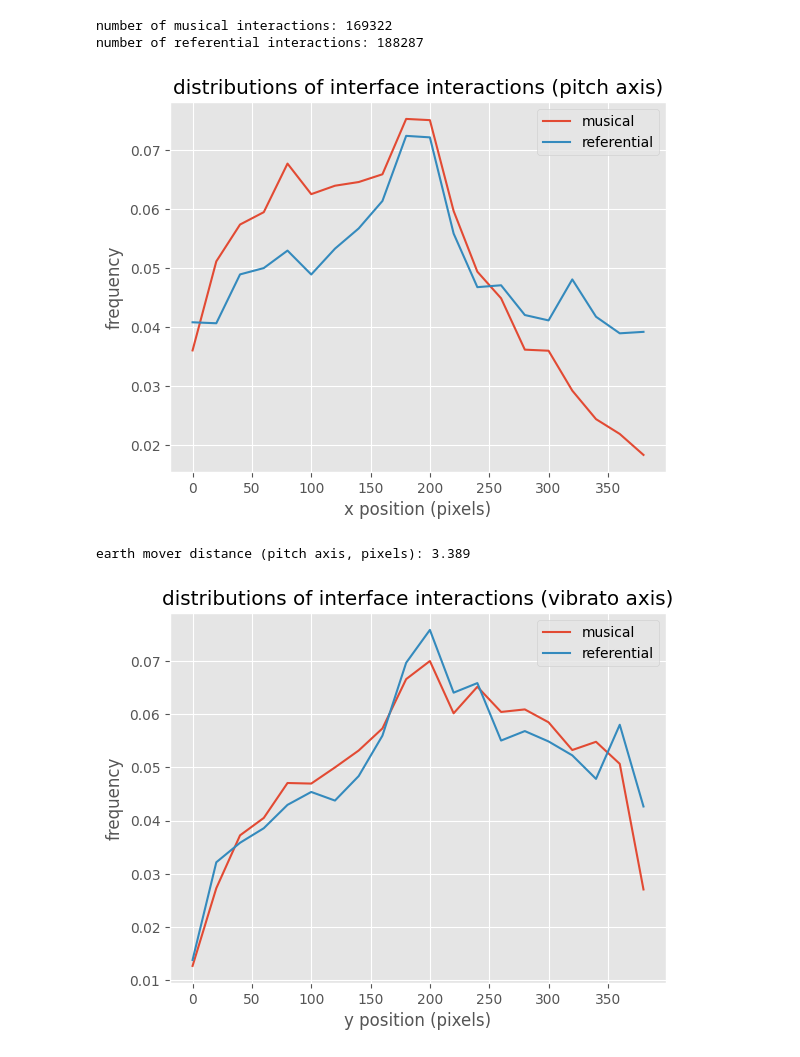
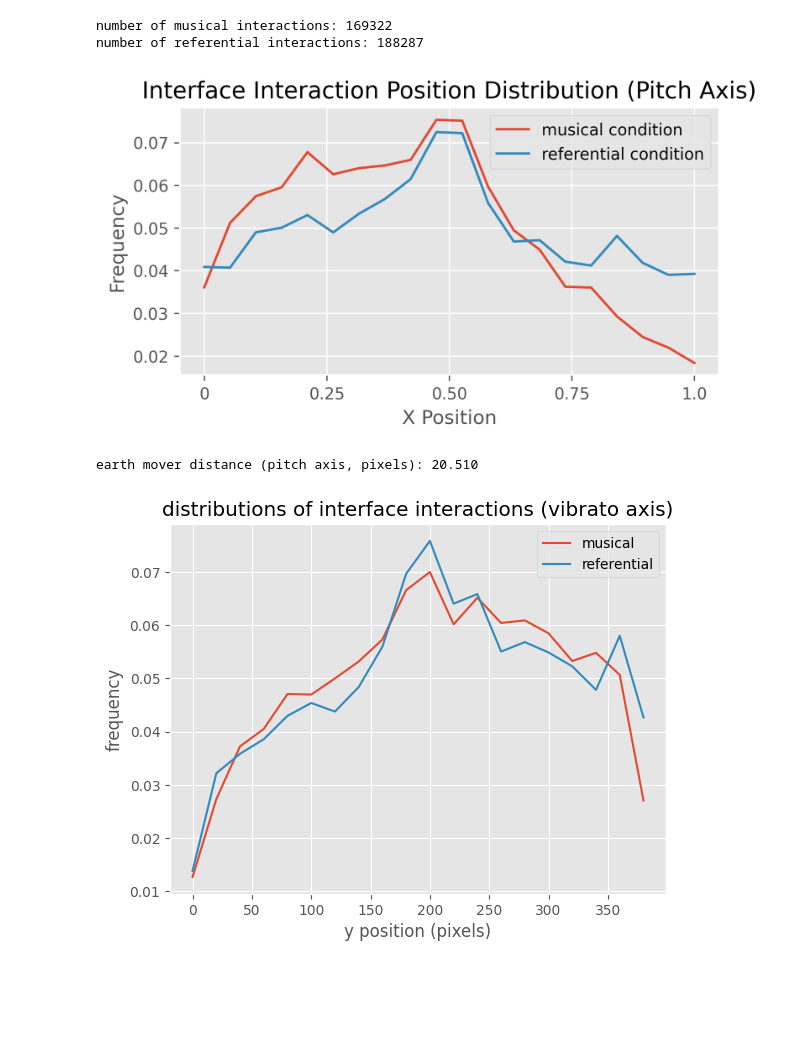
Before and after one commit to matthewcaren/image-scoring, a Jupyter notebook: analysis/viz-audio.ipynb, the cells around one changed output. Cells and saved outputs as stored; diff of their text form; code cells hidden in the pictures; blank space fills up the shorter version.

```diff
--- a/analysis/viz-audio.ipynb
+++ b/analysis/viz-audio.ipynb
@@ -31,7 +33,7 @@ Found 1173 referential condition sounds
 # %% [markdown]
 ## interface interactions
 # %%
-heatmap_resolution = 6
+heatmap_resolution = 10
 canvas_size = 400  # pixels, set in jspsych experiment code
 
 musical_heatmap = np.zeros((heatmap_resolution, heatmap_resolution))
@@ -66,3 +68,19 @@ for entry in referential_trials:
                     referential_heatmap[y_bin, x_bin] += 1
                     referential_xvals.append(x)
                     referential_yvals.append(y)
+# normalize heatmaps
+musical_heatmap /= np.sum(musical_heatmap)
+referential_heatmap /= np.sum(referential_heatmap)
+
+plt.figure(figsize=(9, 4), dpi=300)
+plt.subplot(1, 3, 1)
+plt.imshow(referential_heatmap, cmap='plasma', interpolation='nearest')
+plt.title('Referential Condition\n(interface interactions)')
+plt.xticks([])
+plt.yticks([])
+plt.subplot(1, 3, 2)
+plt.imshow(musical_heatmap, cmap='plasma', interpolation='nearest')
+plt.title('Musical Condition\n(interface interactions)')
+plt.xticks([])
+plt.yticks([])
+plt.tight_layout()
@@ -103,23 +130,25 @@ print(f'number of referential interactions: {len(referential_xvals)}')
 number of musical interactions: 169322
 number of referential interactions: 188287
 # %%
+plt.figure(figsize=(6,3), dpi=300)
 musical_pitch_hist = np.histogram(musical_xvals, bins=20, range=(0, canvas_size))
-plt.plot(musical_pitch_hist[1][:-1], musical_pitch_hist[0]/len(musical_xvals), label='musical')
+plt.plot(musical_pitch_hist[1][:-1], musical_pitch_hist[0]/len(musical_xvals), label='musical condition')
 referential_pitch_hist = np.histogram(referential_xvals, bins=20, range=(0, canvas_size))
-plt.plot(referential_pitch_hist[1][:-1], referential_pitch_hist[0]/len(referential_xvals), label='referential')
-plt.xlabel('x position (pixels)')
-plt.ylabel('frequency')
-plt.title('distributions of interface interactions (pitch axis)')
+plt.plot(referential_pitch_hist[1][:-1], referential_pitch_hist[0]/len(referential_xvals), label='referential condition')
+plt.xlabel('X Position')
+plt.ylabel('Frequency')
+plt.xticks(np.linspace(0, 380, 5), ['0', '0.25', '0.50', '0.75', '1.0'])
+plt.title('Interface Interaction Position Distribution (Pitch Axis)')
 plt.legend()
 plt.show()
 # %% [output]
-[figure, old version]
+[figure, new version]
 # %%
 # compute 1D Earth Mover's Distance (Wasserstein) between x-position distributions
 emd_x = stats.wasserstein_distance(musical_xvals, referential_xvals)
-print(f'earth mover distance (pitch axis, pixels): {emd:.3f}')
+print(f'earth mover distance (pitch axis, pixels): {emd_x:.3f}')
 # %% [output]
-earth mover distance (pitch axis, pixels): 3.389
+earth mover distance (pitch axis, pixels): 20.510
 # %%
 musical_vibrato_hist = np.histogram(musical_yvals, bins=20, range=(0, canvas_size))
 plt.plot(musical_vibrato_hist[1][:-1], musical_vibrato_hist[0]/len(musical_yvals), label='musical')
```
Also changed, not shown: parts of 41 cells of this notebook, 2 other files.
